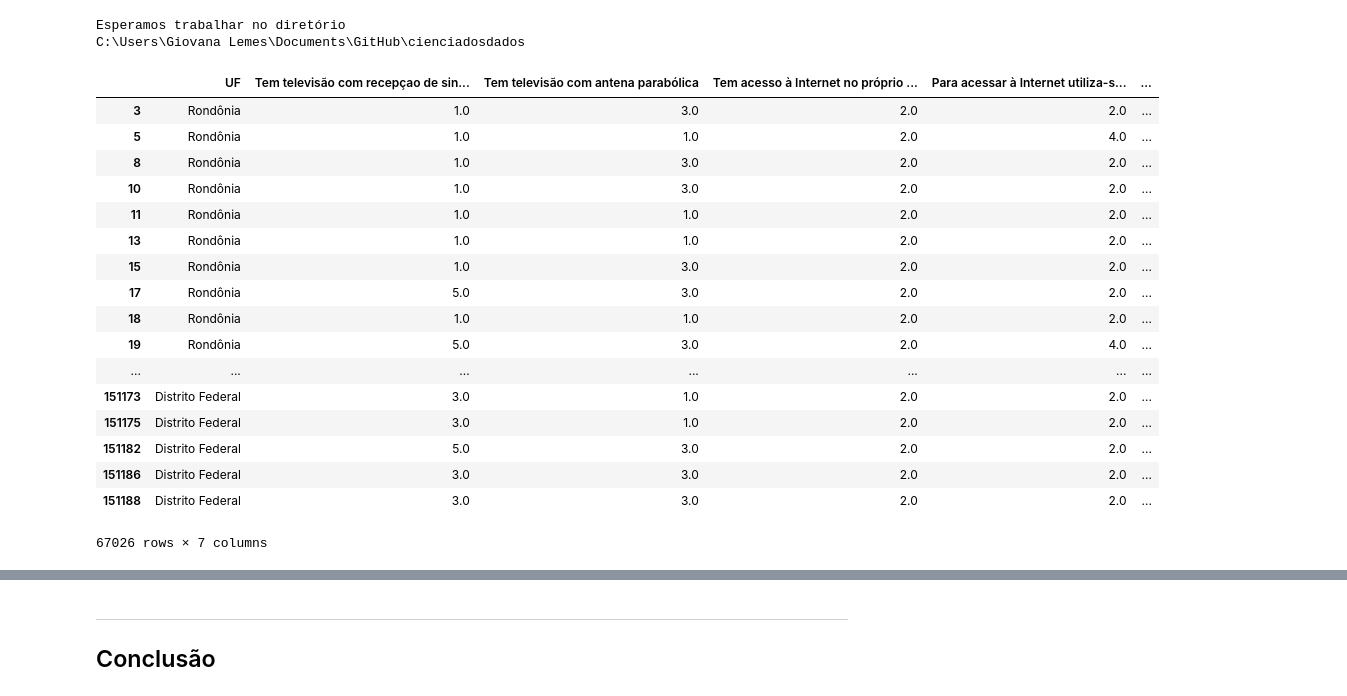
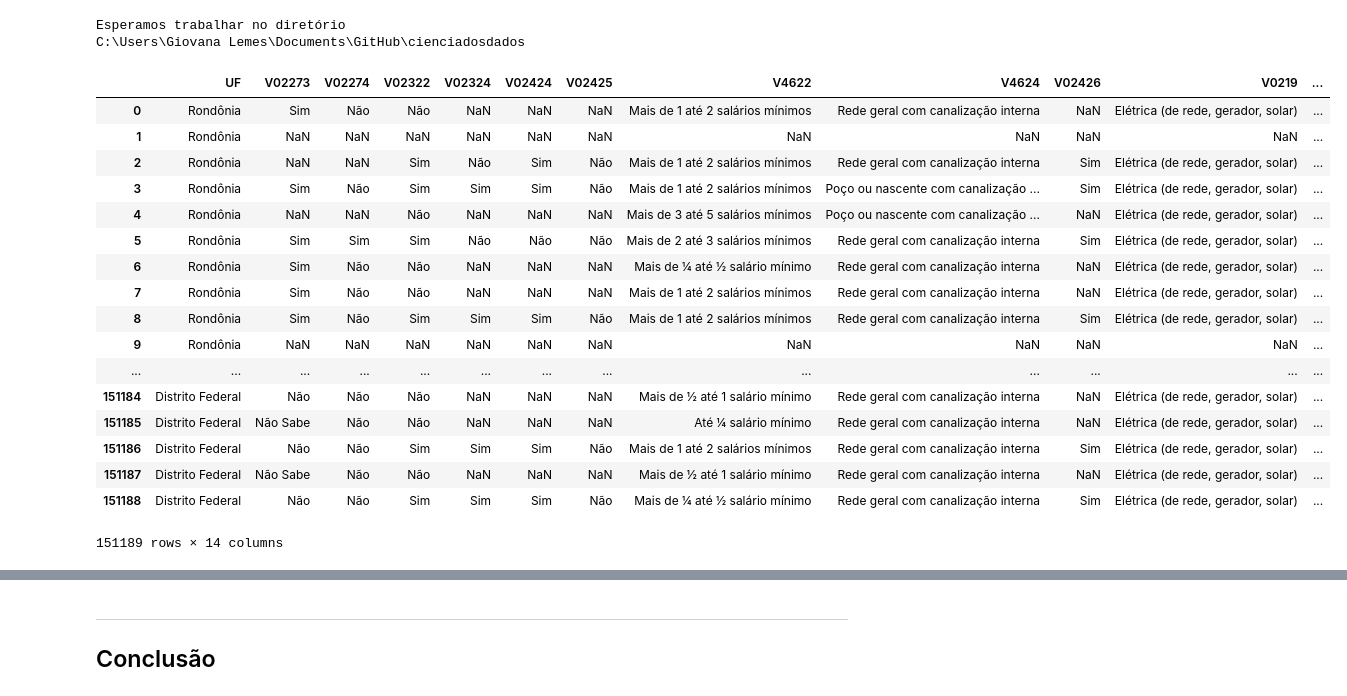
Before and after one commit to giovanacrl/cienciadosdados, a Jupyter notebook: Projeto1 Layout.ipynb, the cells around one changed output, grey strips where cells are left out. Drawn from its saved outputs; the diff is of its cells as text; code cells hidden in the pictures.

```diff
--- a/Projeto1 Layout.ipynb
+++ b/Projeto1 Layout.ipynb
@@ -36,43 +39,63 @@ C:\Users\Giovana Lemes\Documents\GitHub\cienciadosdados
 Documento = pd.read_csv('DOM2015csv.zip', compression='zip', header=0, sep=',', quotechar='"')
 # %%
 #tabela = pd.DataFrame({"Unidade da Federação":Documento.UF,"Tem televisão com recepçao de sinal digital de tv aberta":Documento.V02273, "Tem televisão com antena parabólica": Documento.V02274, "Tem acesso à Internet no próprio domicilio": Documento.V02322, "Para acessar à Internet utiliza-se telefone celular":Documento.V02324, "O acesso à Internet é feito através de sinal de rede celular 3G ou 4G":Documento.V02424,"O acesso à Internet é feito através de conexão discada por linha telefônica":Documento.V02425})
-tabela_resumida = Documento.loc[ : ,["UF","V02273","V02274","V02322","V02324","V02424","V02425"]]
+tabela_resumida = Documento.loc[ : ,["UF","V02273","V02274","V02322","V02324","V02424","V02425","V4622","V4624","V02426","V0219", "V0218", "V0217", "V0212"]]
 tabela_resumida.to_csv("resumo.csv")
 # %%
-tabela_não_nula = tabela_resumida[pd.notnull(Documento.UF)& pd.notnull(Documento.V02273)& pd.notnull(Documento.V02274) & pd.notnull(Documento.V02322)& pd.notnull(Documento.V02324)& pd.notnull(Documento.V02424)& pd.notnull(Documento.V02425)   ]
-tabela_não_nula = tabela_não_nula.rename(columns = {"V02273":"Tem televisão com recepçao de sinal digital de tv aberta",  "V02274":"Tem televisão com antena parabólica", "V02322":"Tem acesso à Internet no próprio domicilio", "V02324":"Para acessar à Internet utiliza-se telefone celular", "V02424":"O acesso à Internet é feito através de sinal de rede celular 3G ou 4G","V02425":"O acesso à Internet é feito através de conexão discada por linha telefônica"})
+tabela_não_nula = tabela_resumida#[pd.notnull(Documento.UF)& pd.notnull(Documento.V02273)& pd.notnull(Documento.V02274) & pd.notnull(Documento.V02322)& pd.notnull(Documento.V02324)& pd.notnull(Documento.V02424)& pd.notnull(Documento.V02425)& pd.notnull(Documento.V4622)& pd.notnull(Documento.V4624)& pd.notnull(Documento.V02426)& pd.notnull(Documento.V0219)& pd.notnull(Documento.V0218)& pd.notnull(Documento.V0217)& pd.notnull(Documento.V0212)   ]
+#Código para renomear
+#tabela_não_nula = tabela_não_nula.rename(columns = {"V02273":"Tem televisão com recepçao de sinal digital de tv aberta",  "V02274":"Tem televisão com antena parabólica", "V02322":"Tem acesso à Internet no próprio domicilio", "V02324":"Para acessar à Internet utiliza-se telefone celular", "V02424":"O acesso à Internet é feito através de sinal de rede celular 3G ou 4G","V02425":"O acesso à Internet é feito através de conexão discada por linha telefônica"})
 tabela_não_nula.V02273 = Documento.V02273.astype('category')
 tabela_não_nula.V02273.cat.categories = (['Sim','Não','Não Sabe'])
 tabela_não_nula.V02274 = Documento.V02274.astype('category')
 tabela_não_nula.V02274.cat.categories = (['Sim','Não','Não Sabe'])
 tabela_não_nula.V02322 = Documento.V02322.astype('category')
 tabela_não_nula.V02322.cat.categories = (['Sim','Não'])
 tabela_não_nula.V02324 = Documento.V02324.astype('category')
 tabela_não_nula.V02324.cat.categories = (['Sim','Não'])
 tabela_não_nula.V02424 = Documento.V02424.astype('category')
 tabela_não_nula.V02424.cat.categories = (['Sim','Não'])
 tabela_não_nula.V02425 = Documento.V02425.astype('category')
 tabela_não_nula.V02425.cat.categories = (['Sim','Não'])
 tabela_não_nula.UF = tabela_não_nula.UF.astype('category')
 tabela_não_nula.UF.cat.categories = (['Rondônia', 'Acre','Amazonas','Roraima','Pará','Amapá','Tocantins','Maranhão','Piaui','Ceará','Rio Grande do Norte','Paraíba','Pernamnuco','Alagoas','Sergipe','Bahia','Minas Gerais','Espirito Santo','Rio de janeiro','Sâo Paulo','Paraná','Santa Catarina','Rio Grande do Sul','Mato Grosso do Sul','Mato Grosso','Goiás','Distrito Federal'])
 
+tabela_não_nula.V4622 = Documento.V4622.astype('category')
+tabela_não_nula.V4622.cat.categories = (['Sem rendimento','Até ¼ salário mínimo','Mais de ¼ até ½ salário mínimo','Mais de ½ até 1 salário mínimo','Mais de 1 até  2 salários mínimos','Mais de  2 até  3 salários mínimos','Mais de 3 até 5 salários mínimos','Mais de 5 salários mínimos','Sem declaração'])
+
+tabela_não_nula.V4624 = Documento.V4624.astype('category')
+tabela_não_nula.V4624.cat.categories = (['Rede geral com canalização interna','Poço ou nascente com canalização interna','Outra procedência com canalização interna','Rede geral sem canalização interna','Poço ou nascente sem canalização interna','Outra procedência sem canalização interna'])
+tabela_não_nula.V02426 = Documento.V02426.astype('category')
+tabela_não_nula.V02426.cat.categories = (['Sim','Não'])
+tabela_não_nula.V0219 = Documento.V0219.astype('category')
+tabela_não_nula.V0219.cat.categories = (['Elétrica (de rede, gerador, solar)','Óleo, querosene ou gás de botijão','Outra forma'])
+tabela_não_nula.V0218 = Documento.V0218.astype('category')
+tabela_não_nula.V0218.cat.categories = (['Coletado diretamente' , 'Coletado indiretamente', 'Queimado ou enterrado na propriedade','Jogado em terreno baldio ou logradouro','Jogado em rio, lago ou mar','Outro destino'])
+tabela_não_nula.V0217 = Documento.V0217.astype('category')
+tabela_não_nula.V0217.cat.categories = (['Rede coletora de esgoto ou pluvial','Fossa séptica ligada a rede coletora de esgoto ou pluvial','Fossa séptica não ligada a rede coletora de esgoto ou pluvial','Fossa rudimentar','Vala','Direto para o rio, lago ou mar','Outra forma'])
+tabela_não_nula.V0212 = Documento.V0212.astype('category')
+tabela_não_nula.V0212.cat.categories = (['Rede geral de distribuição','Poço ou nascente','Outra proveniência'])
+
+
+#tabela_não_nula[(tabela_não_nula.UF=='Sâo Paulo') | (tabela_não_nula.UF=='Acre') ]
+#tabela_não_nula = tabela_não_nula.rename(columns = {"V02273":"Tem televisão com recepçao de sinal digital de tv aberta",  "V02274":"Tem televisão com antena parabólica", "V02322":"Tem acesso à Internet no próprio domicilio", "V02324":"Para acessar à Internet utiliza-se telefone celular", "V02424":"O acesso à Internet é feito através de sinal de rede celular 3G ou 4G","V02425":"O acesso à Internet é feito através de conexão discada por linha telefônica","V4622": "Faixa do rendimento mensal domiciliar per capita ", "V4624": "Forma de abastecimento de água" , "V02426": "O acesso à Internet é feito por banda larga", "V0219":"Forma de iluminação do domicílio", "V0218": "Destino do lixo domiciliar ", "V0217": "Forma de escoadouro do banheiro ou sanitário","V0212": "Proveniência da água canalizada utilizada no domicílio"})
 tabela_não_nula
 # %% [output]
-|  | UF | Tem televisão com recepçao de sin... | Tem televisão com antena parabólica | Tem acesso à Internet no próprio ... | Para acessar à Internet utiliza-s... | ... |
-| 3 | Rondônia | 1.0 | 3.0 | 2.0 | 2.0 | ... |
-| 5 | Rondônia | 1.0 | 1.0 | 2.0 | 4.0 | ... |
-| 8 | Rondônia | 1.0 | 3.0 | 2.0 | 2.0 | ... |
-| 10 | Rondônia | 1.0 | 3.0 | 2.0 | 2.0 | ... |
-| 11 | Rondônia | 1.0 | 1.0 | 2.0 | 2.0 | ... |
-| 13 | Rondônia | 1.0 | 1.0 | 2.0 | 2.0 | ... |
-| 15 | Rondônia | 1.0 | 3.0 | 2.0 | 2.0 | ... |
-| 17 | Rondônia | 5.0 | 3.0 | 2.0 | 2.0 | ... |
-| 18 | Rondônia | 1.0 | 1.0 | 2.0 | 2.0 | ... |
-| 19 | Rondônia | 5.0 | 3.0 | 2.0 | 4.0 | ... |
-| ... | ... | ... | ... | ... | ... | ... |
-| 151173 | Distrito Federal | 3.0 | 1.0 | 2.0 | 2.0 | ... |
-| 151175 | Distrito Federal | 3.0 | 1.0 | 2.0 | 2.0 | ... |
-| 151182 | Distrito Federal | 5.0 | 3.0 | 2.0 | 2.0 | ... |
-| 151186 | Distrito Federal | 3.0 | 3.0 | 2.0 | 2.0 | ... |
-| 151188 | Distrito Federal | 3.0 | 3.0 | 2.0 | 2.0 | ... |
+|  | UF | V02273 | V02274 | V02322 | V02324 | V02424 | V02425 | V4622 | V4624 | V02426 | V0219 | ... |
+| 0 | Rondônia | Sim | Não | Não | NaN | NaN | NaN | Mais de 1 até 2 salários mínimos | Rede geral com canalização interna | NaN | Elétrica (de rede, gerador, solar) | ... |
+| 1 | Rondônia | NaN | NaN | NaN | NaN | NaN | NaN | NaN | NaN | NaN | NaN | ... |
+| 2 | Rondônia | NaN | NaN | Sim | Não | Sim | Não | Mais de 1 até 2 salários mínimos | Rede geral com canalização interna | Sim | Elétrica (de rede, gerador, solar) | ... |
+| 3 | Rondônia | Sim | Não | Sim | Sim | Sim | Não | Mais de 1 até 2 salários mínimos | Poço ou nascente com canalização ... | Sim | Elétrica (de rede, gerador, solar) | ... |
+| 4 | Rondônia | NaN | NaN | Não | NaN | NaN | NaN | Mais de 3 até 5 salários mínimos | Poço ou nascente com canalização ... | NaN | Elétrica (de rede, gerador, solar) | ... |
+| 5 | Rondônia | Sim | Sim | Sim | Não | Não | Não | Mais de 2 até 3 salários mínimos | Rede geral com canalização interna | Sim | Elétrica (de rede, gerador, solar) | ... |
+| 6 | Rondônia | Sim | Não | Não | NaN | NaN | NaN | Mais de ¼ até ½ salário mínimo | Rede geral com canalização interna | NaN | Elétrica (de rede, gerador, solar) | ... |
+| 7 | Rondônia | Sim | Não | Não | NaN | NaN | NaN | Mais de 1 até 2 salários mínimos | Rede geral com canalização interna | NaN | Elétrica (de rede, gerador, solar) | ... |
+| 8 | Rondônia | Sim | Não | Sim | Sim | Sim | Não | Mais de 1 até 2 salários mínimos | Rede geral com canalização interna | Sim | Elétrica (de rede, gerador, solar) | ... |
+| 9 | Rondônia | NaN | NaN | NaN | NaN | NaN | NaN | NaN | NaN | NaN | NaN | ... |
+| ... | ... | ... | ... | ... | ... | ... | ... | ... | ... | ... | ... | ... |
+| 151184 | Distrito Federal | Não | Não | Não | NaN | NaN | NaN | Mais de ½ até 1 salário mínimo | Rede geral com canalização interna | NaN | Elétrica (de rede, gerador, solar) | ... |
+| 151185 | Distrito Federal | Não Sabe | Não | Não | NaN | NaN | NaN | Até ¼ salário mínimo | Rede geral com canalização interna | NaN | Elétrica (de rede, gerador, solar) | ... |
+| 151186 | Distrito Federal | Não | Não | Sim | Sim | Sim | Não | Mais de 1 até 2 salários mínimos | Rede geral com canalização interna | Sim | Elétrica (de rede, gerador, solar) | ... |
+| 151187 | Distrito Federal | Não Sabe | Não | Não | NaN | NaN | NaN | Mais de ½ até 1 salário mínimo | Rede geral com canalização interna | NaN | Elétrica (de rede, gerador, solar) | ... |
+| 151188 | Distrito Federal | Não | Não | Sim | Sim | Sim | Não | Mais de ¼ até ½ salário mínimo | Rede geral com canalização interna | Sim | Elétrica (de rede, gerador, solar) | ... |
-67026 rows × 7 columns
+151189 rows × 14 columns
```
Also changed, not shown: parts of 2 cells of this notebook.
